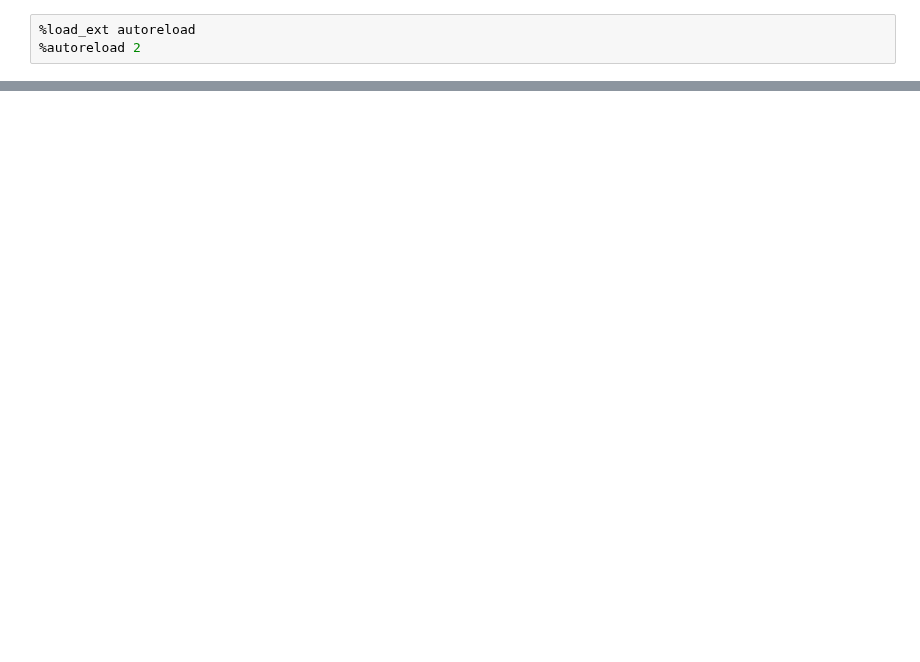
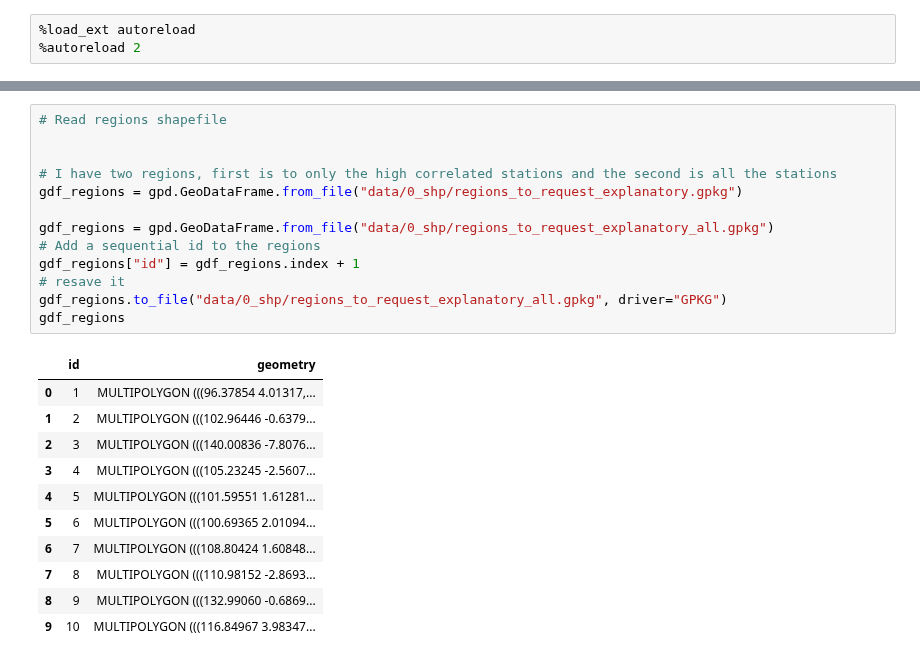
Before and after one commit to dfguerrerom/gwl-modeling, a Jupyter notebook: 5_get_explanatory.ipynb, the cells around one changed output, grey strips where cells are left out. Saved outputs shown, nothing was run; the diff lists cells and outputs as text; blank space fills up the shorter version.

```diff
--- a/5_get_explanatory.ipynb
+++ b/5_get_explanatory.ipynb
@@ -73 +35,26 @@ def get_explanatories(row):
+# %%
+# Read regions shapefile
+
+
+# I have two regions, first is to only the high correlated stations and the second is all the stations
+gdf_regions = gpd.GeoDataFrame.from_file("data/0_shp/regions_to_request_explanatory.gpkg")
+
+gdf_regions = gpd.GeoDataFrame.from_file("data/0_shp/regions_to_request_explanatory_all.gpkg")
+# Add a sequential id to the regions
+gdf_regions["id"] = gdf_regions.index + 1
+# resave it
+gdf_regions.to_file("data/0_shp/regions_to_request_explanatory_all.gpkg", driver="GPKG")
+gdf_regions
+# %% [output]
+|  | id | geometry |
+| 0 | 1 | MULTIPOLYGON (((96.37854 4.01317,... |
+| 1 | 2 | MULTIPOLYGON (((102.96446 -0.6379... |
+| 2 | 3 | MULTIPOLYGON (((140.00836 -7.8076... |
+| 3 | 4 | MULTIPOLYGON (((105.23245 -2.5607... |
+| 4 | 5 | MULTIPOLYGON (((101.59551 1.61281... |
+| 5 | 6 | MULTIPOLYGON (((100.69365 2.01094... |
+| 6 | 7 | MULTIPOLYGON (((108.80424 1.60848... |
+| 7 | 8 | MULTIPOLYGON (((110.98152 -2.8693... |
+| 8 | 9 | MULTIPOLYGON (((132.99060 -0.6869... |
+| 9 | 10 | MULTIPOLYGON (((116.84967 3.98347... |
 # %%
```
Also changed, not shown: parts of 29 cells of this notebook, 12 other files.
